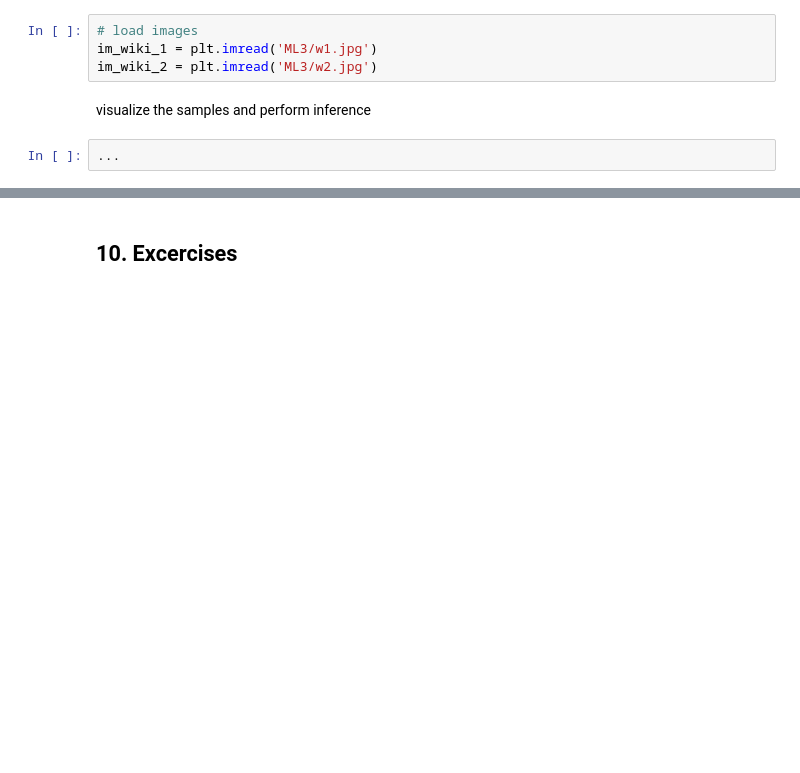
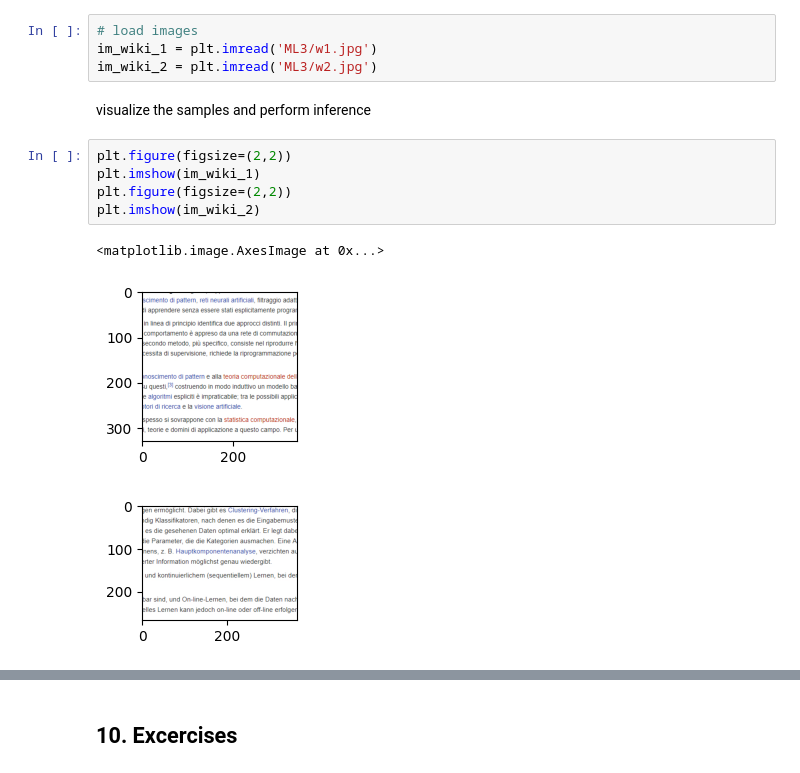
Before and after one commit to Sporgelum/DSL_MURREN_2026, a Jupyter notebook: Day4/Tutorial_VI_torch_Transfer_learning.ipynb, the cells around one changed output, grey strips where cells are left out. Saved outputs shown, nothing was run; the diff lists cells and outputs as text; blank space fills up the shorter version.

```diff
--- a/Day4/Tutorial_VI_torch_Transfer_learning.ipynb
+++ b/Day4/Tutorial_VI_torch_Transfer_learning.ipynb
@@ -439,5 +623,12 @@ im_wiki_1 = plt.imread('ML3/w1.jpg')
 im_wiki_2 = plt.imread('ML3/w2.jpg')
 # %% [markdown]
 visualize the samples and perform inference
-# %%
-...
+# %%
+plt.figure(figsize=(2,2))
+plt.imshow(im_wiki_1)
+plt.figure(figsize=(2,2))
+plt.imshow(im_wiki_2)
+# %% [output]
+<matplotlib.image.AxesImage at 0x...>
+[figure, added]
+[figure, added]
```
Also changed, not shown: parts of 28 cells of this notebook, 36 other files.
